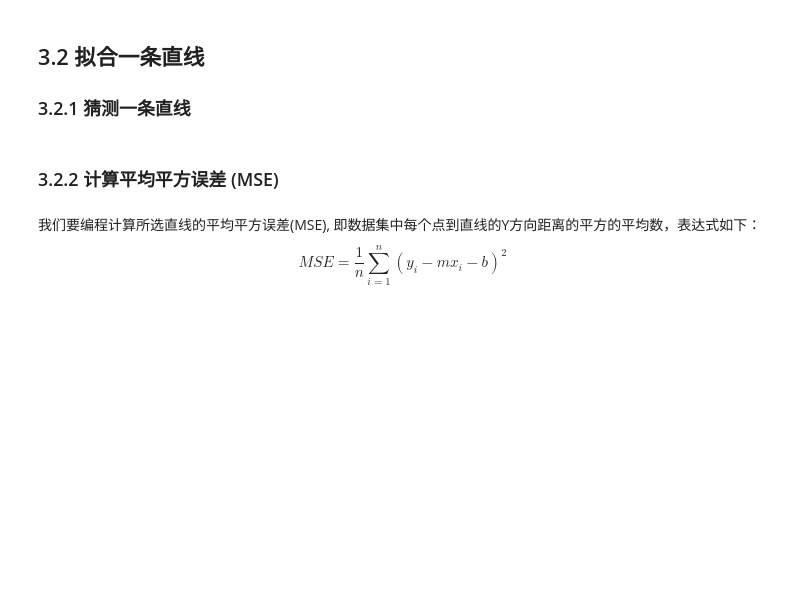
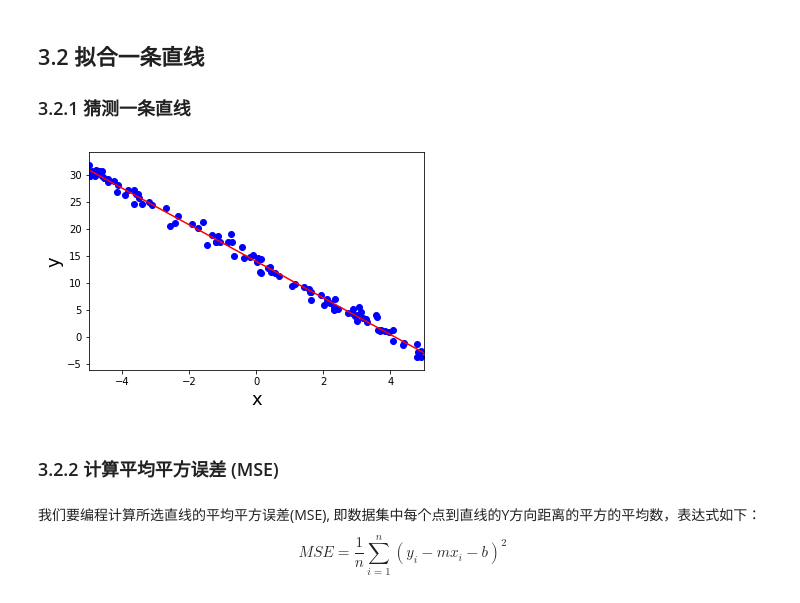
Before and after one commit to FrankFun/Project3, a Jupyter notebook: linear_regression_project.ipynb, the cells around one changed output. Drawn from its saved outputs; the diff is of its cells as text; code cells hidden in the pictures; blank space fills up the shorter version.

```diff
--- a/linear_regression_project.ipynb
+++ b/linear_regression_project.ipynb
@@ -447,20 +471,22 @@ plt.show()
 ### 3.2.1 猜测一条直线
 # %%
 #TODO 请选择最适合的直线 y = mx + b
-m = 0
-b = 0
+m =-3.3815
+b = 13.96
 
 # 不要修改这里！
 plt.xlim((-5,5))
 x_vals = plt.axes().get_xlim()
 y_vals = [m*x+b for x in x_vals]
 plt.plot(x_vals, y_vals, '-', color='r')
 
 plt.xlabel('x',fontsize=18)
 plt.ylabel('y',fontsize=18)
 plt.scatter(X,Y,c='b')
 
 plt.show()
+# %% [output]
+[figure, added]
 # %% [markdown]
 ### 3.2.2 计算平均平方误差 (MSE)
 # %% [markdown]
```
Also changed, not shown: parts of 17 cells of this notebook, 2 other files.
